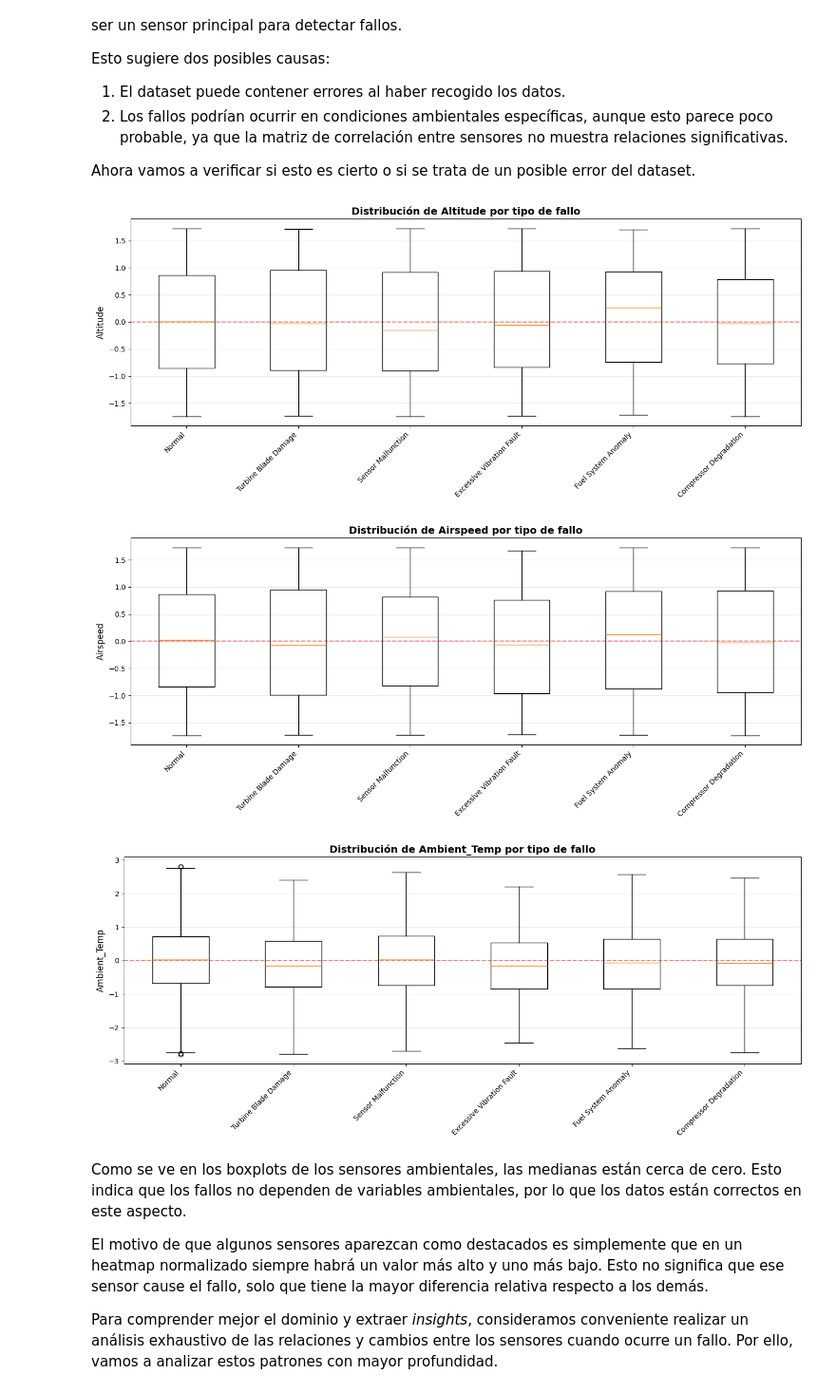
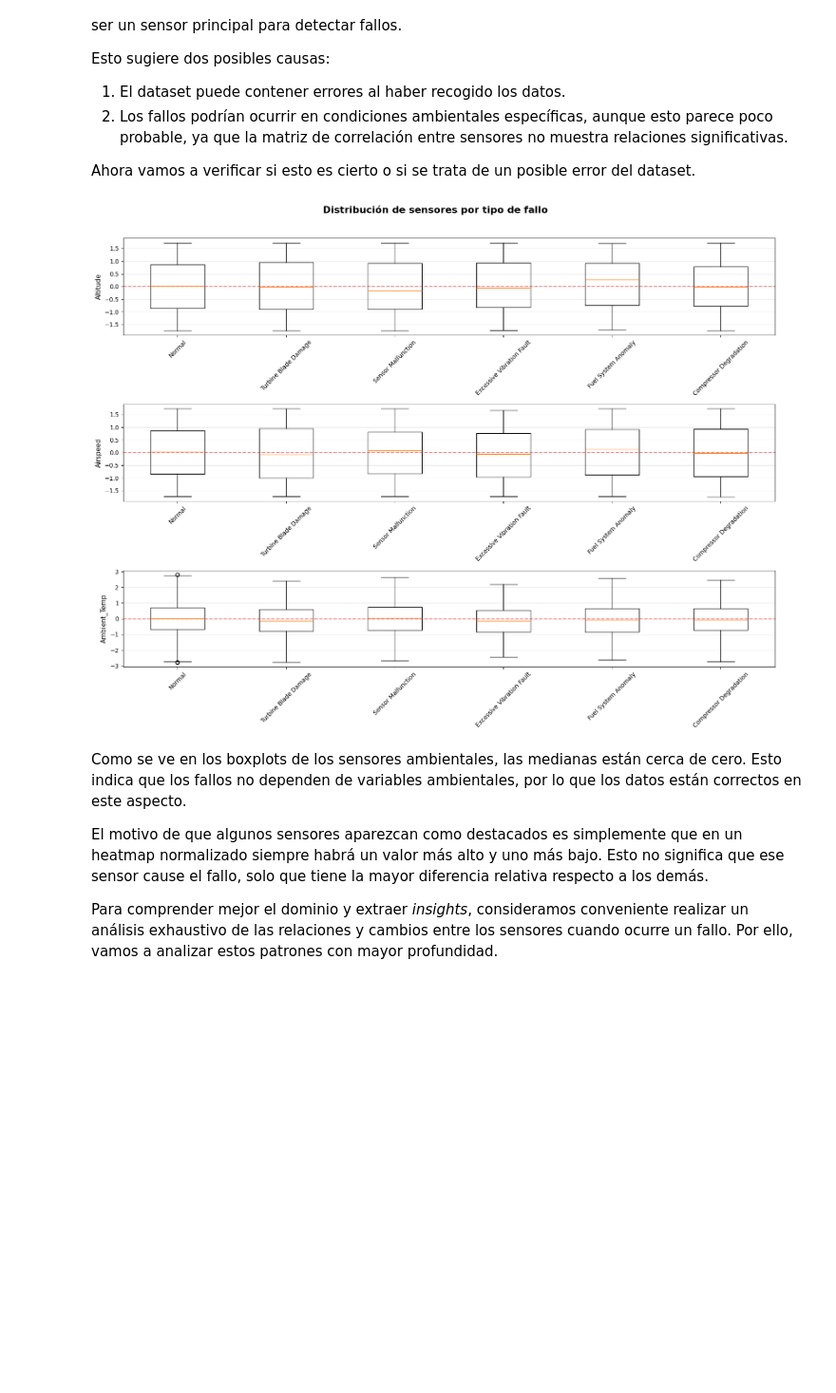
Before and after one commit to noraib/analitica_turboshaft, a Jupyter notebook: Entrega_final.ipynb, the cells around one changed output. Shown at 95% size. Cells and saved outputs as stored; diff of their text form; code cells hidden in the pictures; blank space fills up the shorter version.

```diff
--- a/Entrega_final.ipynb
+++ b/Entrega_final.ipynb
@@ -316,15 +321,15 @@ Ahora vamos a verificar si esto es cierto o si se trata de un posible error del
 # %%
 from plots import boxplots_por_sensor
 
 sensores_ambientales = ["Altitude", "Airspeed", "Ambient_Temp"]
 
 fallos = ['Normal', 'Turbine Blade Damage', 'Sensor Malfunction', 'Excessive Vibration Fault', 'Fuel System Anomaly', 'Compressor Degradation']
 
-boxplots_por_sensor(df, sensores_ambientales, fallos)
+fig = boxplots_por_sensor(df, sensores_ambientales, fallos)
+plt.tight_layout()
+plt.show(fig)
 # %% [output]
-[figure, old version]
+[figure, new version]
-[figure, removed]
-[figure, removed]
 # %% [markdown]
 Como se ve en los boxplots de los sensores ambientales, las medianas están cerca de cero. Esto indica que los fallos no dependen de variables ambientales, por lo que los datos están correctos en este aspecto.
 
```
Also changed, not shown: parts of 14 cells of this notebook, 6 other files.
